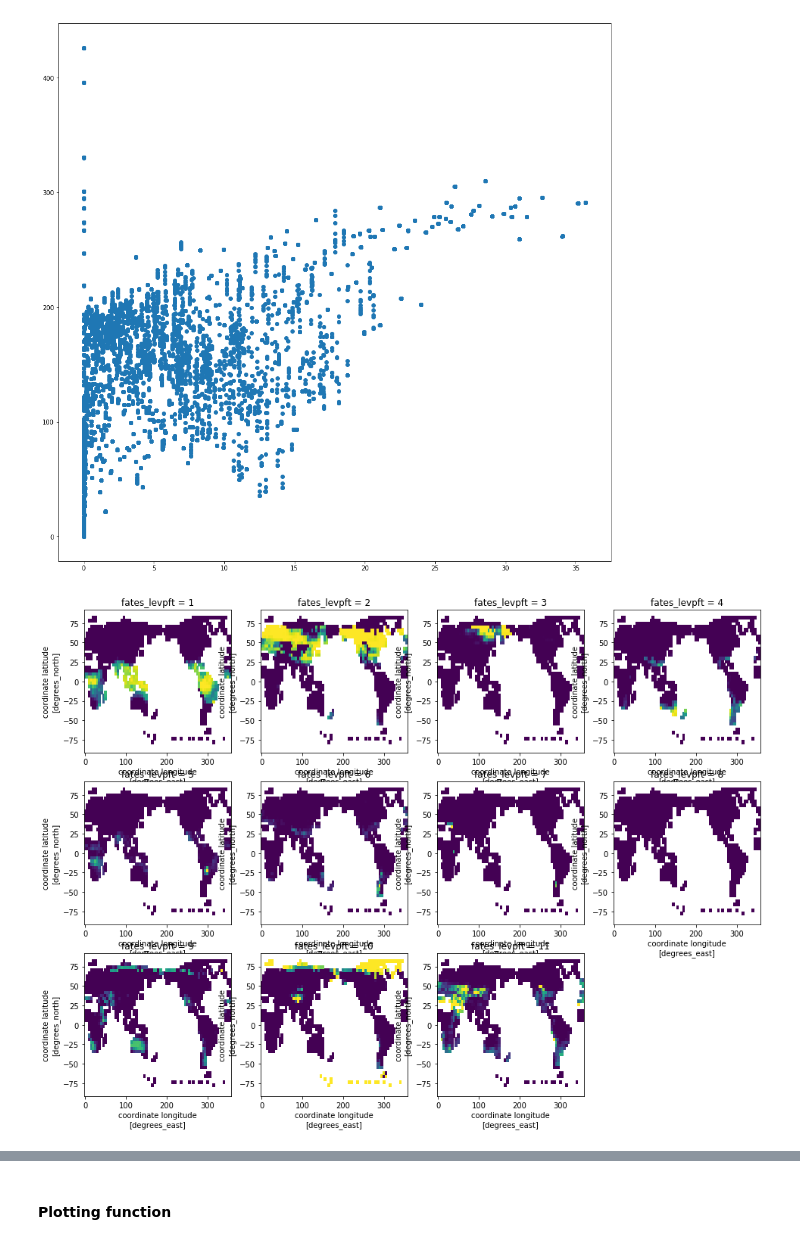
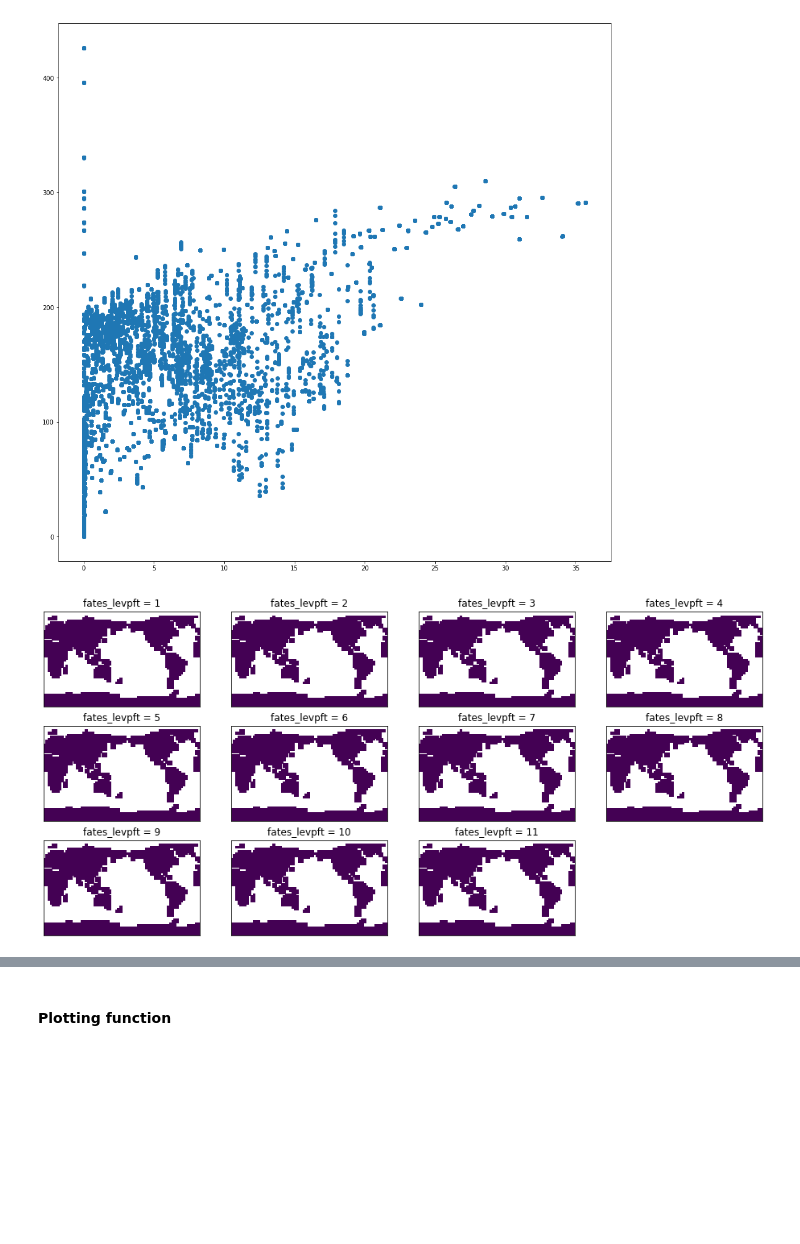
Before and after one commit to rosiealice/fates_sp_ensembles, a Jupyter notebook: SP_wue_rad.ipynb, the cells around one changed output, grey strips where cells are left out. Cells and saved outputs as stored; diff of their text form; code cells hidden in the pictures; blank space fills up the shorter version.

```diff
--- a/SP_wue_rad.ipynb
+++ b/SP_wue_rad.ipynb
@@ -205,6 +206,7 @@ dTOTRAD=[]
 dERR=[]
 dBIOMASS=[]
 dSNOW=[]
+dAREAPLANT=[]
 conv1=(3600*24)*12/(10**6) #umol/m2/s to gC/m2/day GPP
 conv2=3600*24 #gC/m2/s/ to gC/m2/day FPSN
 conv3= 10000 / (1000000) #gC m-2  to MgC ha-1
@@ -260,6 +262,7 @@ if doanalysis ==1:
         dHTOP.append(ds1.HTOP)
         dRH2M.append(ds1.RH2M)
         dTOTRAD.append(ds1.FSR+ds1.SABV+ds1.SABG)
+        dAREAPLANT.append(ds1.AREA_PLANT)
        # dERR.append(np.multiply(ds1.C_LBLAYER,ds1.FSDS))
 
         dSNOW.append(np.multiply(ds1.SNOFSRVD,1))
@@ -311,11 +314,14 @@ plt.scatter(ds1.HTOP,ds1.ED_biomass)
 # %%
 fig = plt.figure()
 lb=np.mean(ds1.PFTleafbiomass,0)
 pfts = range(1,12)
 for p in pfts:
    ax = fig.add_subplot(4, 4, p)
-   pft=lb.isel(fates_levpft=p-1)/np.sum(lb,0)
-   pfta=lb.isel(fates_levpft=p-1)/np.sum(lb,0)
-   pfta.plot(add_colorbar=False)
+   pft0=lb.isel(fates_levpft=p-1)
+   pft1=lb.isel(fates_levpft=p-1)
+   diff=pft1-pft0
+   diff.plot(add_colorbar=False)
+   ax.get_xaxis().set_visible(False)
+   ax.get_yaxis().set_visible(False)
 # %% [output]
-[figure, old version]
+[figure, new version]
```
Also changed, not shown: parts of 17 cells of this notebook.
